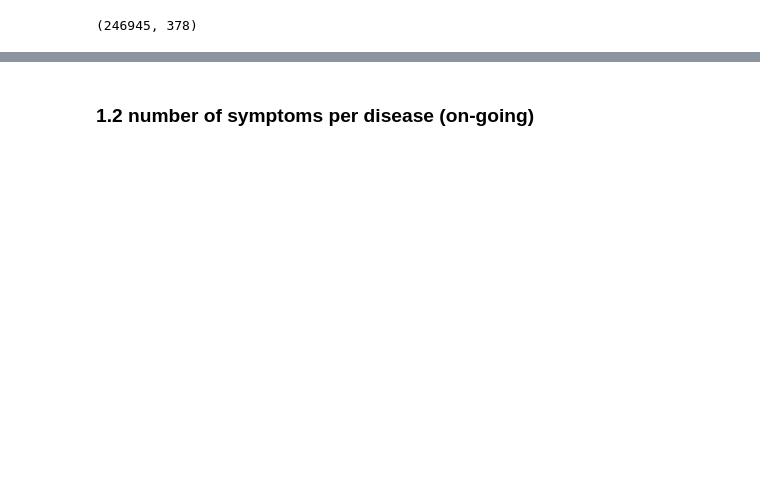
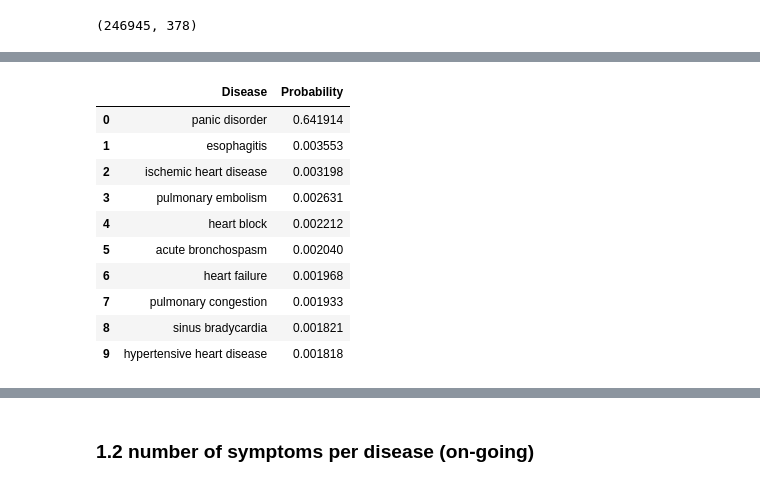
Before and after one commit to Gregytch/MedAI, a Jupyter notebook: notebooks/explorer_Greg.ipynb, the cells around one changed output, grey strips where cells are left out. Cells and saved outputs as stored; diff of their text form; code cells hidden in the pictures; blank space fills up the shorter version.

```diff
--- a/notebooks/explorer_Greg.ipynb
+++ b/notebooks/explorer_Greg.ipynb
@@ -197,0 +218,25 @@ dtype: object
+# %%
+probs=rf_classifier.predict_proba(X[0:1])
+# %%
+probs_flat=probs[0]
+# %%
+df_probs = pd.DataFrame({
+    "Disease": label_encoder.classes_,  # List of disease names
+    "Probability": probs_flat   # Corresponding probabilities
+})
+# %%
+df_probs_sorted = df_probs.sort_values(by="Probability", ascending=False).reset_index(drop=True)
+# %%
+df_probs_sorted[0:10]
+# %% [output]
+|  | Disease | Probability |
+| 0 | panic disorder | 0.641914 |
+| 1 | esophagitis | 0.003553 |
+| 2 | ischemic heart disease | 0.003198 |
+| 3 | pulmonary embolism | 0.002631 |
+| 4 | heart block | 0.002212 |
+| 5 | acute bronchospasm | 0.002040 |
+| 6 | heart failure | 0.001968 |
+| 7 | pulmonary congestion | 0.001933 |
+| 8 | sinus bradycardia | 0.001821 |
+| 9 | hypertensive heart disease | 0.001818 |
```
Also changed, not shown: parts of 74 cells of this notebook, 2 other files.
